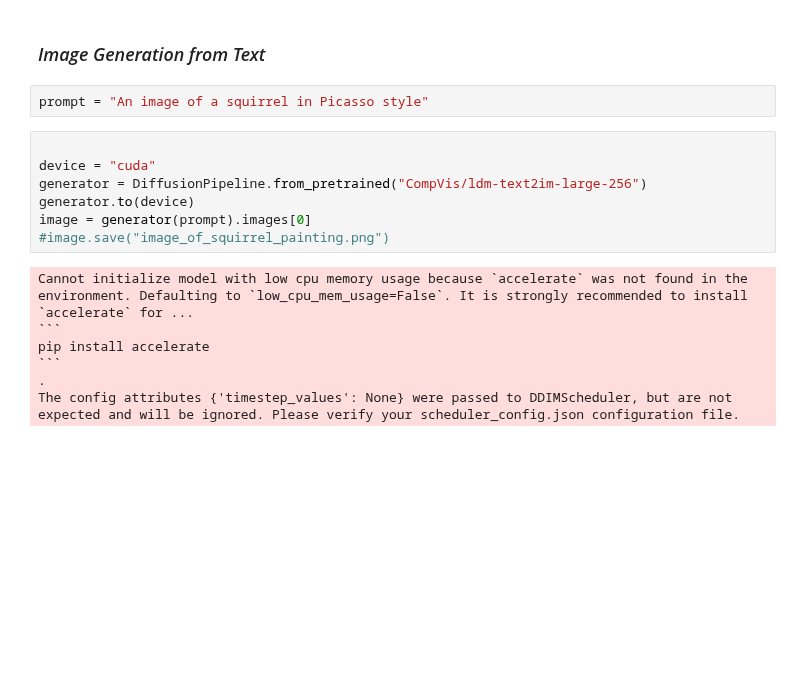
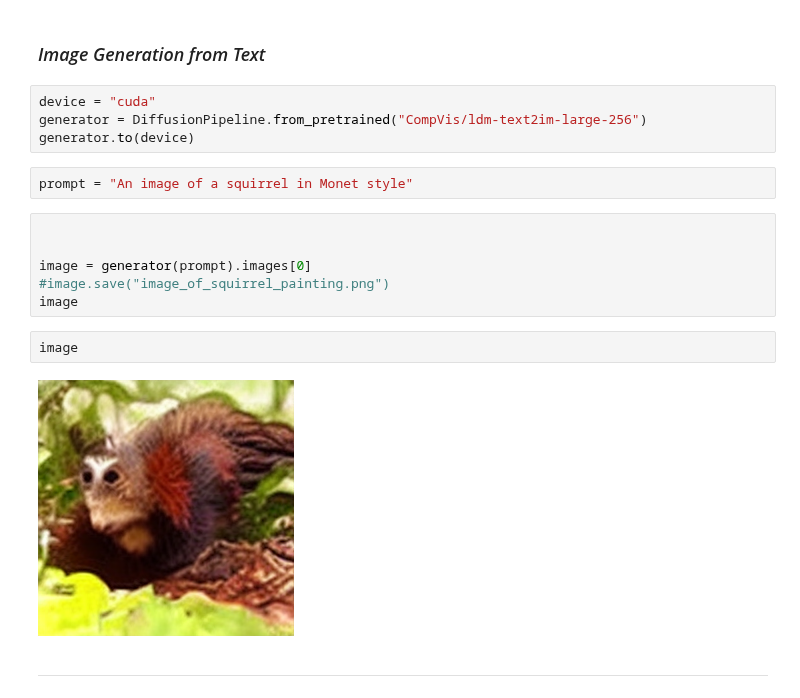
Before and after one commit to jkchandalia/nlpower, a Jupyter notebook: notebooks/4.0 Generative_AI.ipynb, the cells around one changed output. Cells and saved outputs as stored; diff of their text form; blank space fills up the shorter version.

````diff
--- a/notebooks/4.0 Generative_AI.ipynb
+++ b/notebooks/4.0 Generative_AI.ipynb
@@ -84,22 +95,24 @@ from diffusers import StableDiffusionImg2ImgPipeline
 The cache for model files in Transformers v4.22.0 has been updated. Migrating your old cache. This is a one-time only operation. You can interrupt this and resume the migration later on by calling `tr ...
 # %% [markdown]
 ### *Image Generation from Text*
+# %%
+device = "cuda"
+generator = DiffusionPipeline.from_pretrained("CompVis/ldm-text2im-large-256")
+generator.to(device)
 # %%
-prompt = "An image of a squirrel in Picasso style"
+prompt = "An image of a squirrel in Monet style"
 # %%
 
-device = "cuda"
-generator = DiffusionPipeline.from_pretrained("CompVis/ldm-text2im-large-256")
-generator.to(device)
+
 image = generator(prompt).images[0]
 #image.save("image_of_squirrel_painting.png")
+image
-# %% [output]
-Cannot initialize model with low cpu memory usage because `accelerate` was not found in the environment. Defaulting to `low_cpu_mem_usage=False`. It is strongly recommended to install `accelerate` for ...
-```
-pip install accelerate
-```
-.
-The config attributes {'timestep_values': None} were passed to DDIMScheduler, but are not expected and will be ignored. Please verify your scheduler_config.json configuration file.
+# %%
+image
+# %% [output]
+[figure, added]
+# %% [markdown]
+***
 # %%
 
 # load the pipeline
````
Also changed, not shown: parts of 5 cells of this notebook.
